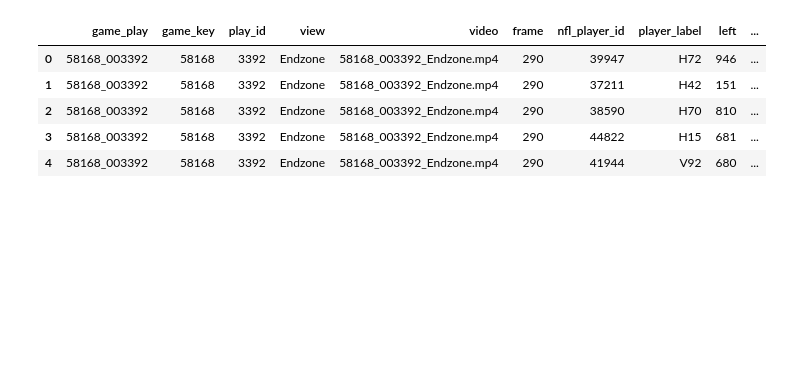
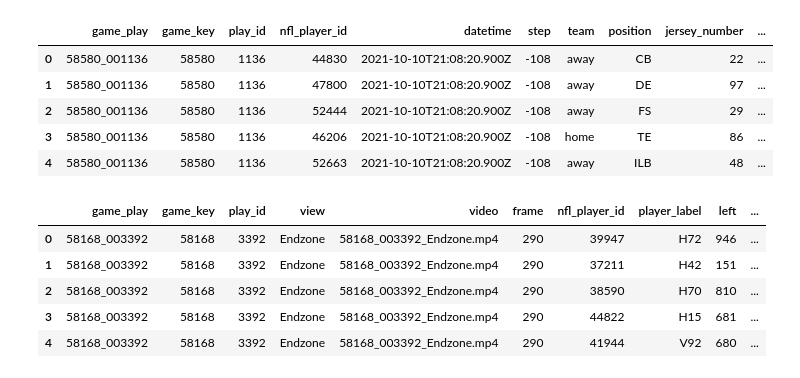
Before and after one commit to james-tn/kaggle, a Jupyter notebook: nfl_player_contact_detection/eda.ipynb, the cells around one changed output. Cells and saved outputs as stored; diff of their text form; code cells hidden in the pictures; blank space fills up the shorter version.

```diff
--- a/nfl_player_contact_detection/eda.ipynb
+++ b/nfl_player_contact_detection/eda.ipynb
@@ -11,3 +28,12 @@ baseline_helmets = pd.read_csv("data/train_baseline_helmets.csv")
+# %%
+train_player_tracking.head()
+# %% [output]
+|  | game_play | game_key | play_id | nfl_player_id | datetime | step | team | position | jersey_number | ... |
+| 0 | 58580_001136 | 58580 | 1136 | 44830 | 2021-10-10T21:08:20.900Z | -108 | away | CB | 22 | ... |
+| 1 | 58580_001136 | 58580 | 1136 | 47800 | 2021-10-10T21:08:20.900Z | -108 | away | DE | 97 | ... |
+| 2 | 58580_001136 | 58580 | 1136 | 52444 | 2021-10-10T21:08:20.900Z | -108 | away | FS | 29 | ... |
+| 3 | 58580_001136 | 58580 | 1136 | 46206 | 2021-10-10T21:08:20.900Z | -108 | home | TE | 86 | ... |
+| 4 | 58580_001136 | 58580 | 1136 | 52663 | 2021-10-10T21:08:20.900Z | -108 | away | ILB | 48 | ... |
 # %%
 baseline_helmets.head()
 # %% [output]
```
Also changed, not shown: parts of 9 cells of this notebook.
